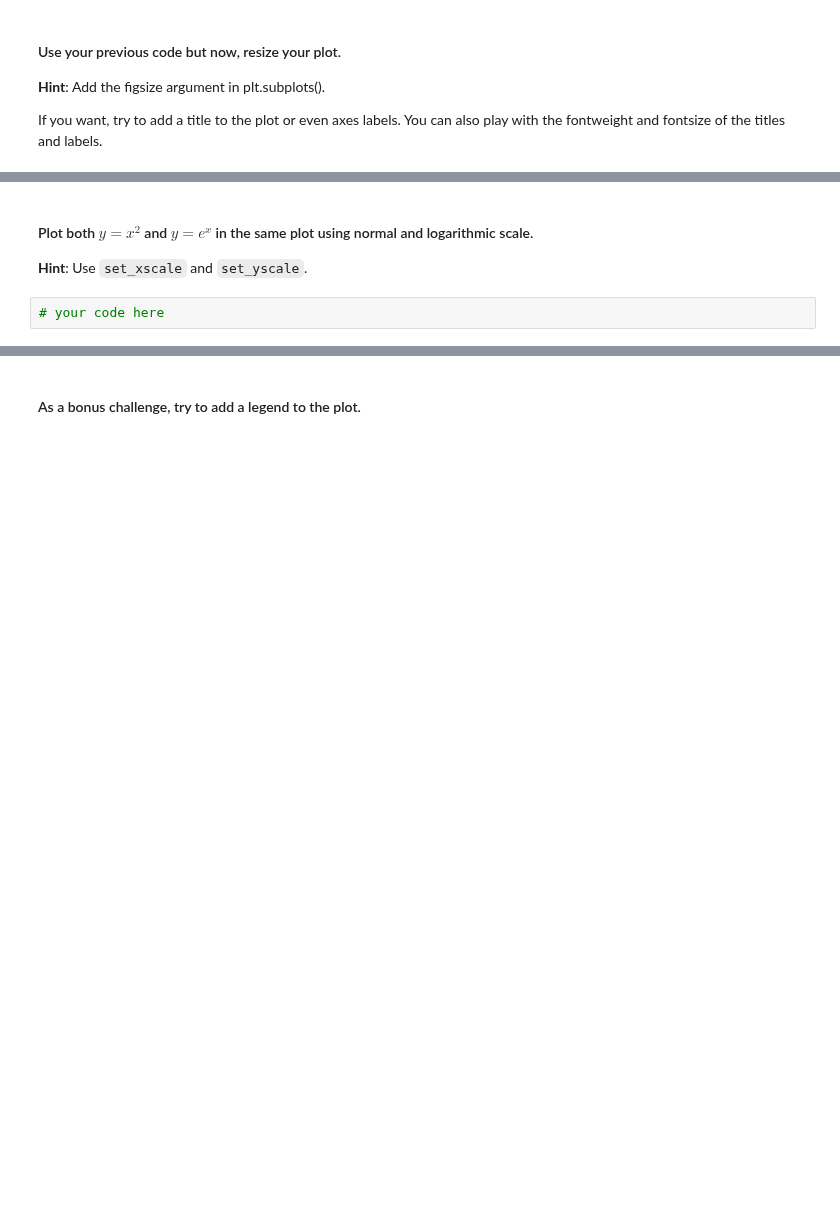
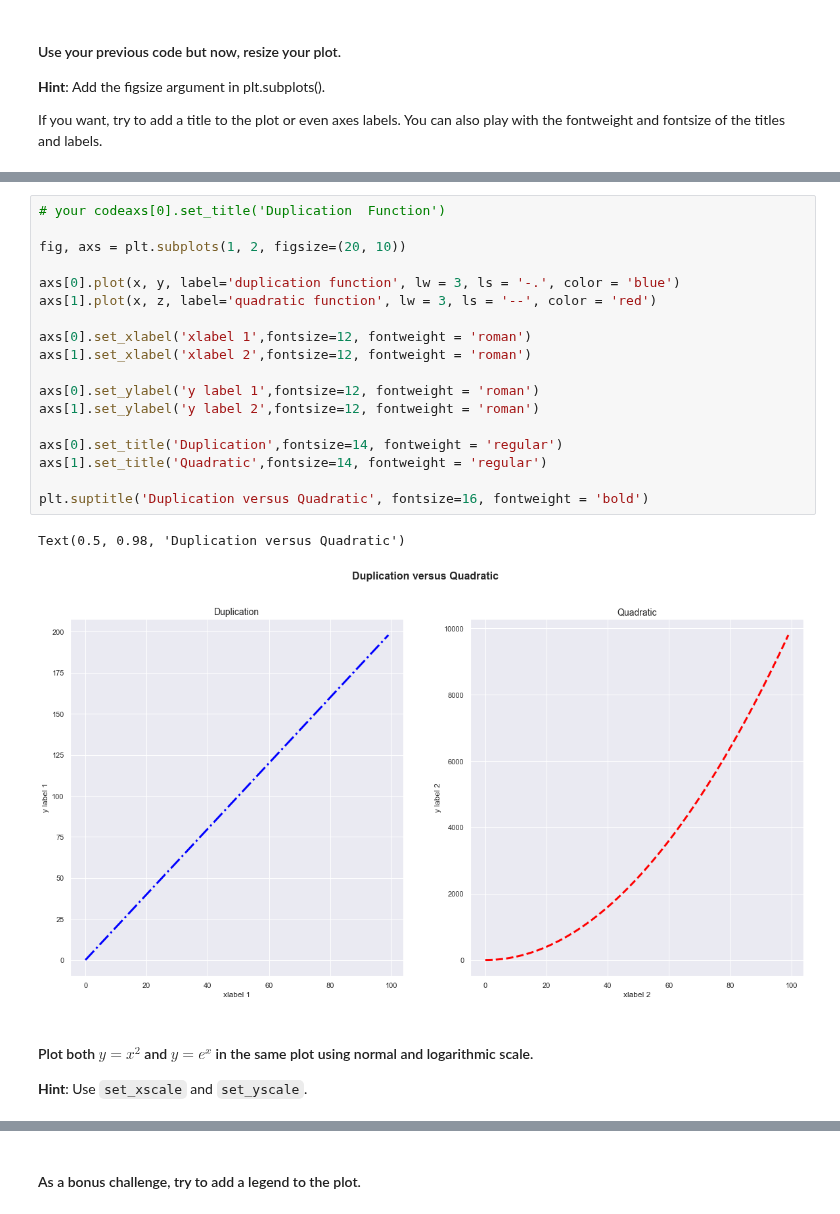
Before and after one commit to ta-data-lis/lab-matplotlib-seaborn, a Jupyter notebook: your-code/main.ipynb, the cells around one changed output, grey strips where cells are left out. Cells and saved outputs as stored; diff of their text form; blank space fills up the shorter version.

```diff
--- a/your-code/main.ipynb
+++ b/your-code/main.ipynb
@@ -36,5 +66,24 @@ If you want, try to add a title to the plot or even axes labels. You can also pl
+# %%
+# your codeaxs[0].set_title('Duplication  Function')
+
+fig, axs = plt.subplots(1, 2, figsize=(20, 10))
+
+axs[0].plot(x, y, label='duplication function', lw = 3, ls = '-.', color = 'blue')
+axs[1].plot(x, z, label='quadratic function', lw = 3, ls = '--', color = 'red')
+
+axs[0].set_xlabel('xlabel 1',fontsize=12, fontweight = 'roman')
+axs[1].set_xlabel('xlabel 2',fontsize=12, fontweight = 'roman')
+
+axs[0].set_ylabel('y label 1',fontsize=12, fontweight = 'roman')
+axs[1].set_ylabel('y label 2',fontsize=12, fontweight = 'roman')
+
+axs[0].set_title('Duplication',fontsize=14, fontweight = 'regular')
+axs[1].set_title('Quadratic',fontsize=14, fontweight = 'regular')
+
+plt.suptitle('Duplication versus Quadratic', fontsize=16, fontweight = 'bold')
+# %% [output]
+Text(0.5, 0.98, 'Duplication versus Quadratic')
+[figure, added]
 # %% [markdown]
 #### Plot both $y=x^2$ and $y=e^x$ in the same plot using normal and logarithmic scale.
 **Hint**: Use `set_xscale` and `set_yscale`.
-# %%
-# your code here
```
Also changed, not shown: parts of 62 cells of this notebook, 2 other files.
